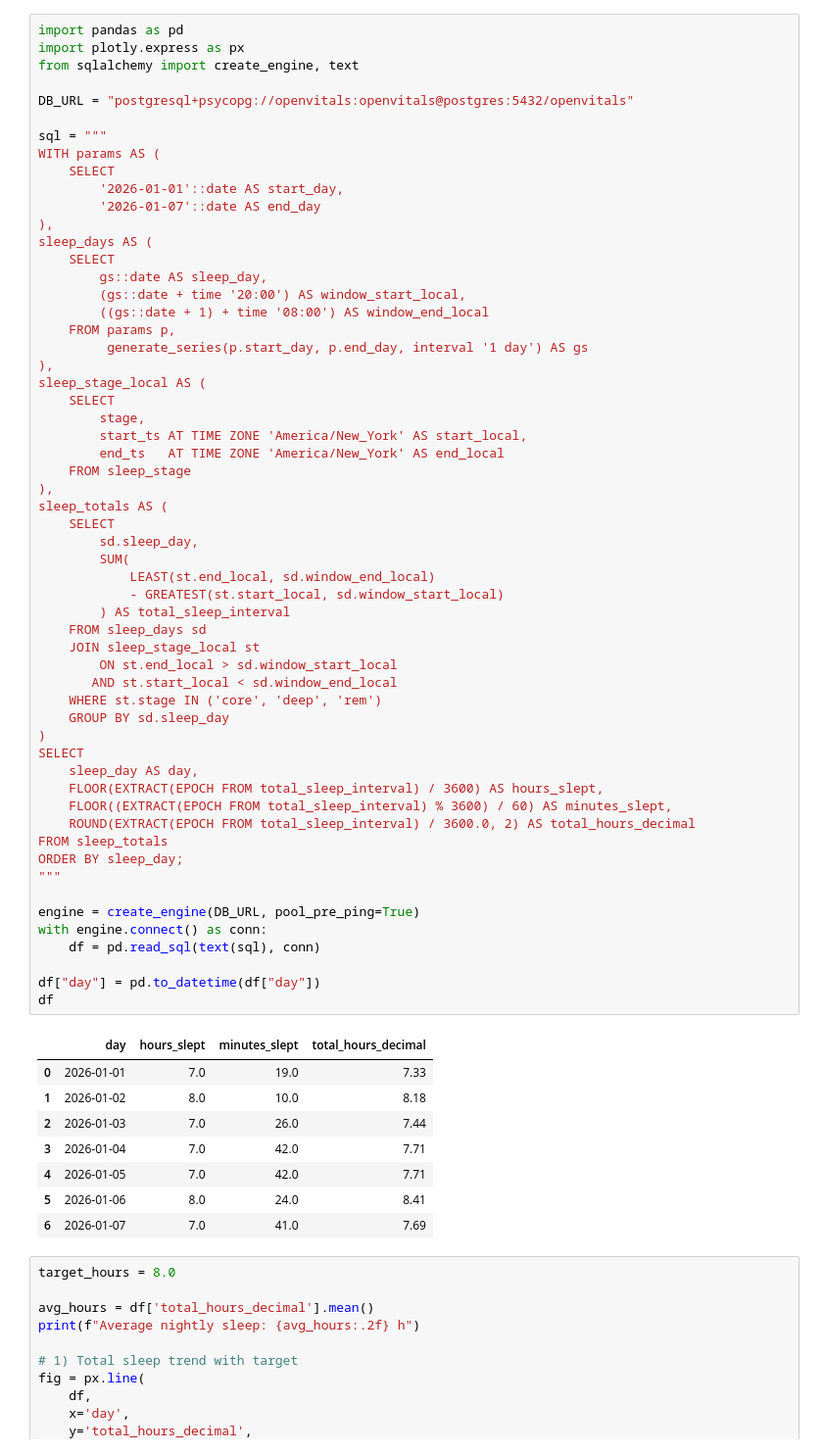
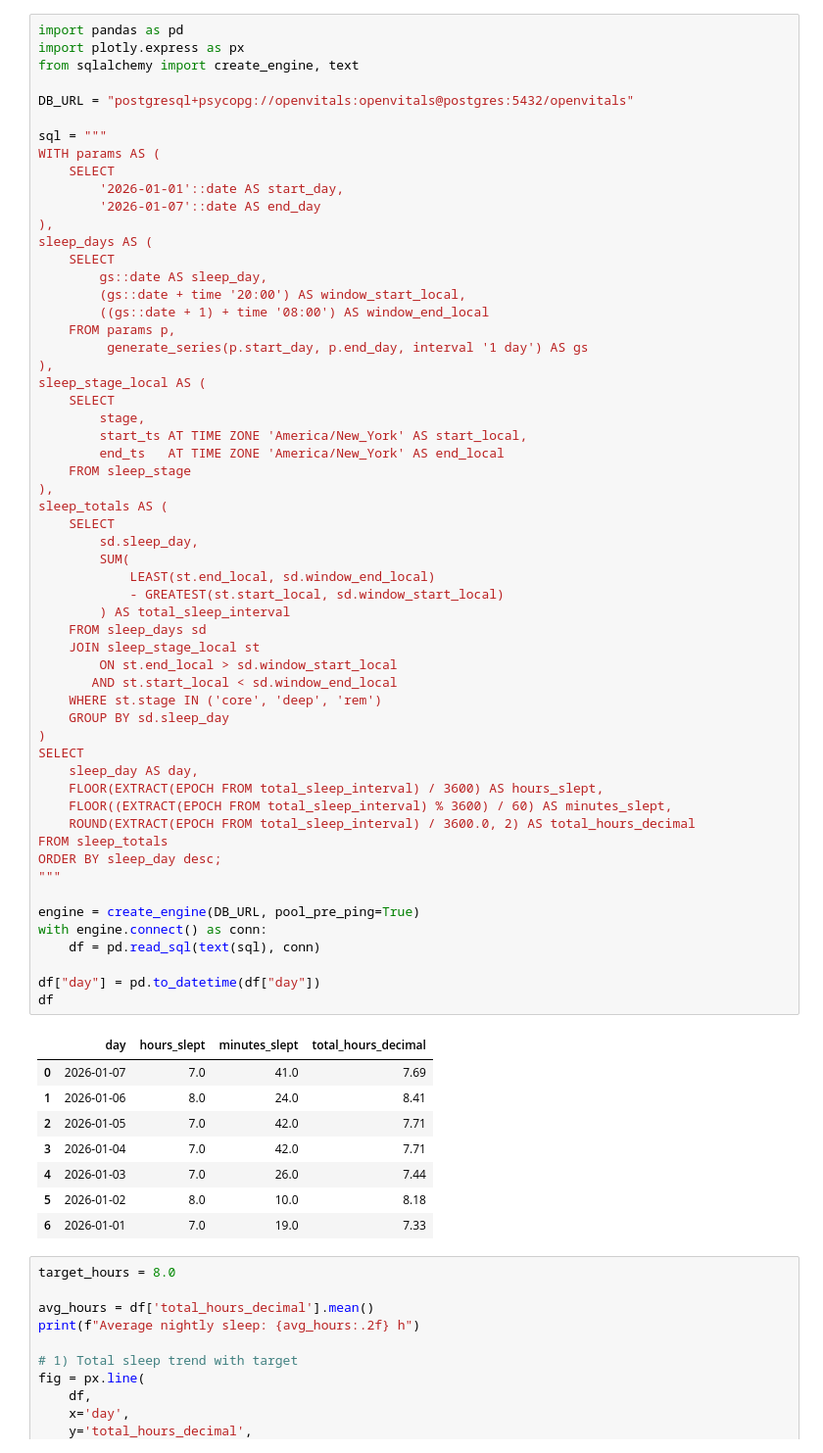
Before and after one commit to helloskyy-io/Open-Vitals, a Jupyter notebook: notebooks/03_total_sleep_per_night.ipynb, the cells around one changed output. Shown at 98% size. Drawn from its saved outputs; the diff is of its cells as text.

```diff
--- a/notebooks/03_total_sleep_per_night.ipynb
+++ b/notebooks/03_total_sleep_per_night.ipynb
@@ -29,41 +29,41 @@ sleep_stage_local AS (
 sleep_totals AS (
     SELECT
         sd.sleep_day,
         SUM(
             LEAST(st.end_local, sd.window_end_local)
             - GREATEST(st.start_local, sd.window_start_local)
         ) AS total_sleep_interval
     FROM sleep_days sd
     JOIN sleep_stage_local st
         ON st.end_local > sd.window_start_local
        AND st.start_local < sd.window_end_local
     WHERE st.stage IN ('core', 'deep', 'rem')
     GROUP BY sd.sleep_day
 )
 SELECT
     sleep_day AS day,
     FLOOR(EXTRACT(EPOCH FROM total_sleep_interval) / 3600) AS hours_slept,
     FLOOR((EXTRACT(EPOCH FROM total_sleep_interval) % 3600) / 60) AS minutes_slept,
     ROUND(EXTRACT(EPOCH FROM total_sleep_interval) / 3600.0, 2) AS total_hours_decimal
 FROM sleep_totals
-ORDER BY sleep_day;
+ORDER BY sleep_day desc;
 """
 
 engine = create_engine(DB_URL, pool_pre_ping=True)
 with engine.connect() as conn:
     df = pd.read_sql(text(sql), conn)
 
 df["day"] = pd.to_datetime(df["day"])
 df
 # %% [output]
 |  | day | hours_slept | minutes_slept | total_hours_decimal |
-| 0 | 2026-01-01 | 7.0 | 19.0 | 7.33 |
-| 1 | 2026-01-02 | 8.0 | 10.0 | 8.18 |
-| 2 | 2026-01-03 | 7.0 | 26.0 | 7.44 |
+| 0 | 2026-01-07 | 7.0 | 41.0 | 7.69 |
+| 1 | 2026-01-06 | 8.0 | 24.0 | 8.41 |
+| 2 | 2026-01-05 | 7.0 | 42.0 | 7.71 |
 | 3 | 2026-01-04 | 7.0 | 42.0 | 7.71 |
-| 4 | 2026-01-05 | 7.0 | 42.0 | 7.71 |
-| 5 | 2026-01-06 | 8.0 | 24.0 | 8.41 |
-| 6 | 2026-01-07 | 7.0 | 41.0 | 7.69 |
+| 4 | 2026-01-03 | 7.0 | 26.0 | 7.44 |
+| 5 | 2026-01-02 | 8.0 | 10.0 | 8.18 |
+| 6 | 2026-01-01 | 7.0 | 19.0 | 7.33 |
 # %%
 target_hours = 8.0
 
```
Also changed, not shown: 3 other files.
